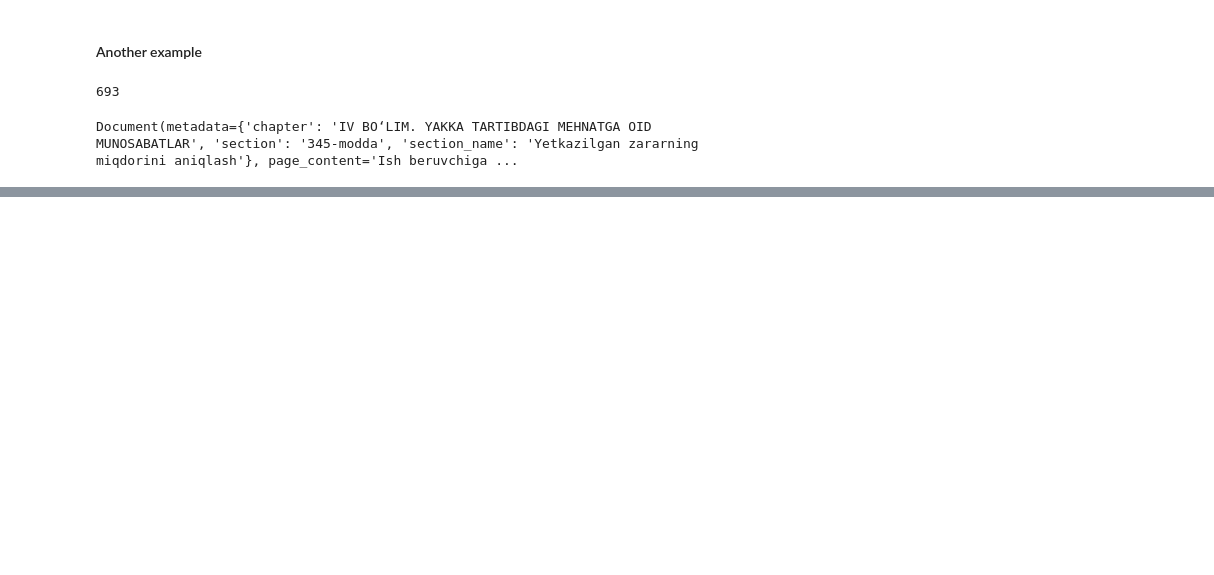
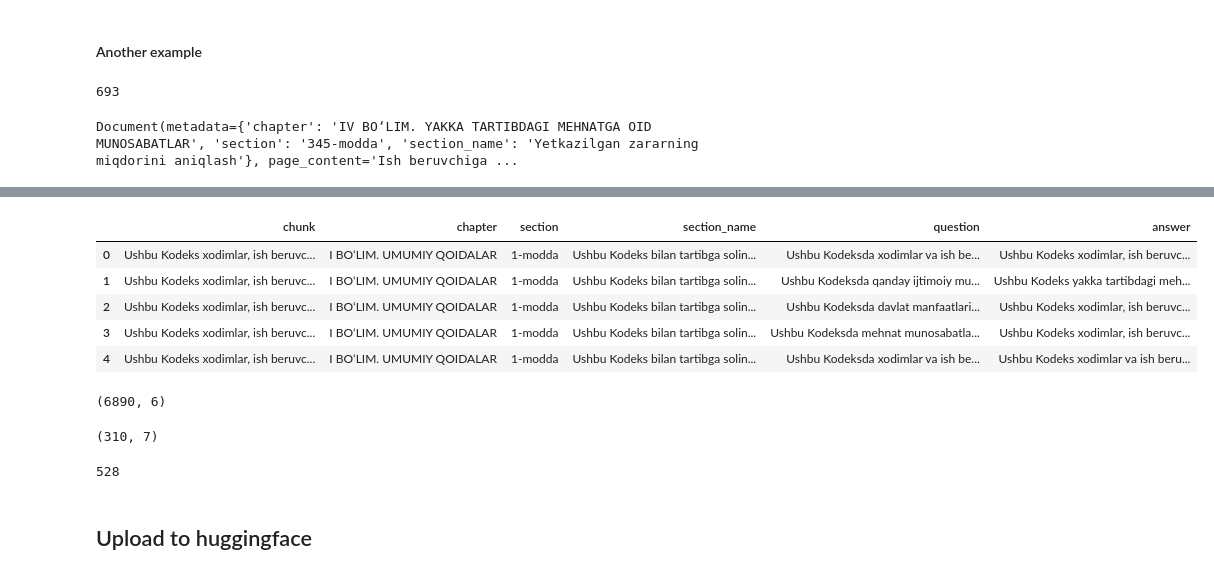
Before and after one commit to fitlemon/try_my_rag, a Jupyter notebook: generate_rag_dataset.ipynb, the cells around one changed output, grey strips where cells are left out. Cells and saved outputs as stored; diff of their text form; code cells hidden in the pictures; blank space fills up the shorter version.

```diff
--- a/generate_rag_dataset.ipynb
+++ b/generate_rag_dataset.ipynb
@@ -354,0 +409,20 @@ output
+# %%
+df.head()
+# %% [output]
+|  | chunk | chapter | section | section_name | question | answer |
+| 0 | Ushbu Kodeks xodimlar, ish beruvc... | I BO‘LIM. UMUMIY QOIDALAR | 1-modda | Ushbu Kodeks bilan tartibga solin... | Ushbu Kodeksda xodimlar va ish be... | Ushbu Kodeks xodimlar, ish beruvc... |
+| 1 | Ushbu Kodeks xodimlar, ish beruvc... | I BO‘LIM. UMUMIY QOIDALAR | 1-modda | Ushbu Kodeks bilan tartibga solin... | Ushbu Kodeksda qanday ijtimoiy mu... | Ushbu Kodeks yakka tartibdagi meh... |
+| 2 | Ushbu Kodeks xodimlar, ish beruvc... | I BO‘LIM. UMUMIY QOIDALAR | 1-modda | Ushbu Kodeks bilan tartibga solin... | Ushbu Kodeksda davlat manfaatlari... | Ushbu Kodeks xodimlar, ish beruvc... |
+| 3 | Ushbu Kodeks xodimlar, ish beruvc... | I BO‘LIM. UMUMIY QOIDALAR | 1-modda | Ushbu Kodeks bilan tartibga solin... | Ushbu Kodeksda mehnat munosabatla... | Ushbu Kodeks xodimlar, ish beruvc... |
+| 4 | Ushbu Kodeks xodimlar, ish beruvc... | I BO‘LIM. UMUMIY QOIDALAR | 1-modda | Ushbu Kodeks bilan tartibga solin... | Ushbu Kodeksda xodimlar va ish be... | Ushbu Kodeks xodimlar va ish beru... |
+# %%
+df.shape
+# %% [output]
+(6890, 6)
+# %%
+# find rows with len of section_name > 300
+df["section_name_len"] = df["section_name"].apply(len)
+
+df[df["section_name_len"] > 300].shape
+# %% [output]
+(310, 7)
@@ -354,0 +432,6 @@ output
+# %%
+df['section_name'].nunique()
+# %% [output]
+528
+# %% [markdown]
+## Upload to huggingface
```
Also changed, not shown: parts of 17 cells of this notebook, 1 other file.
